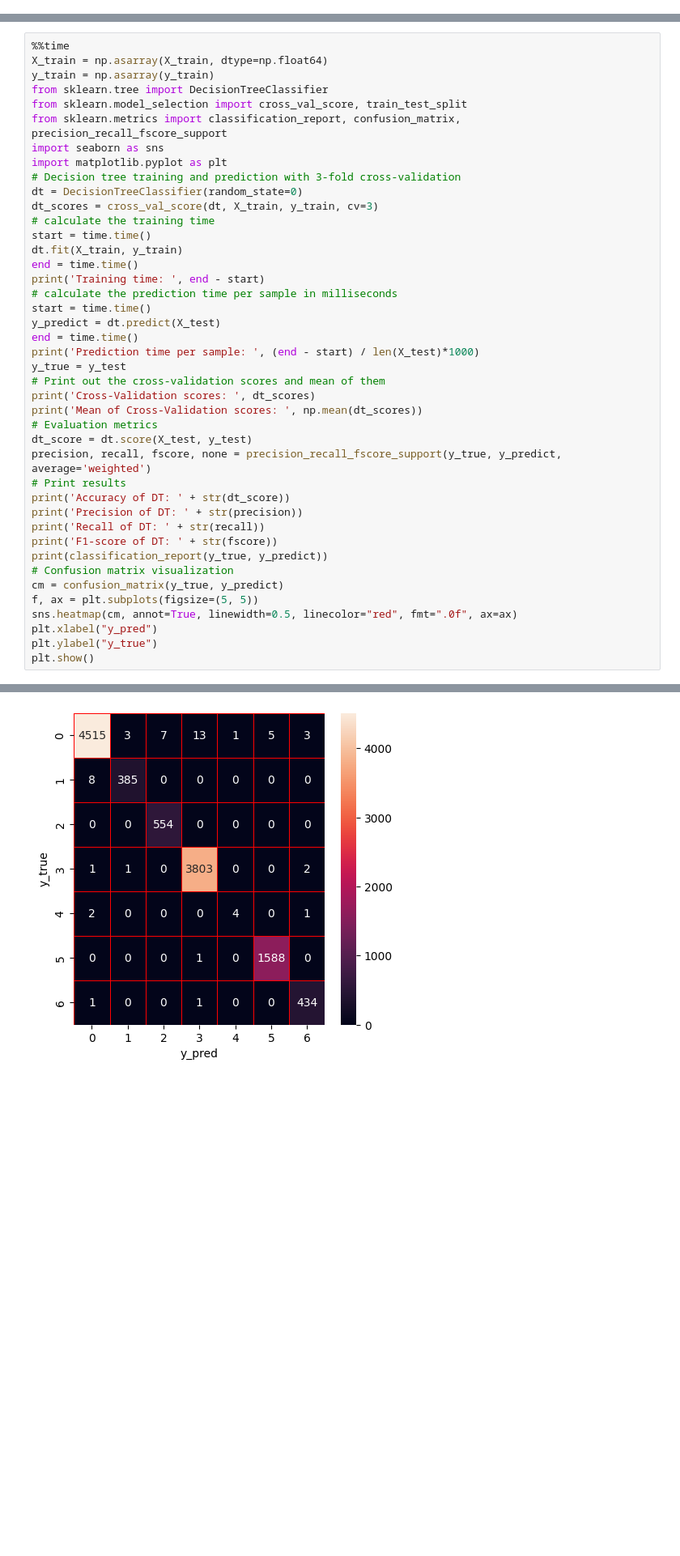
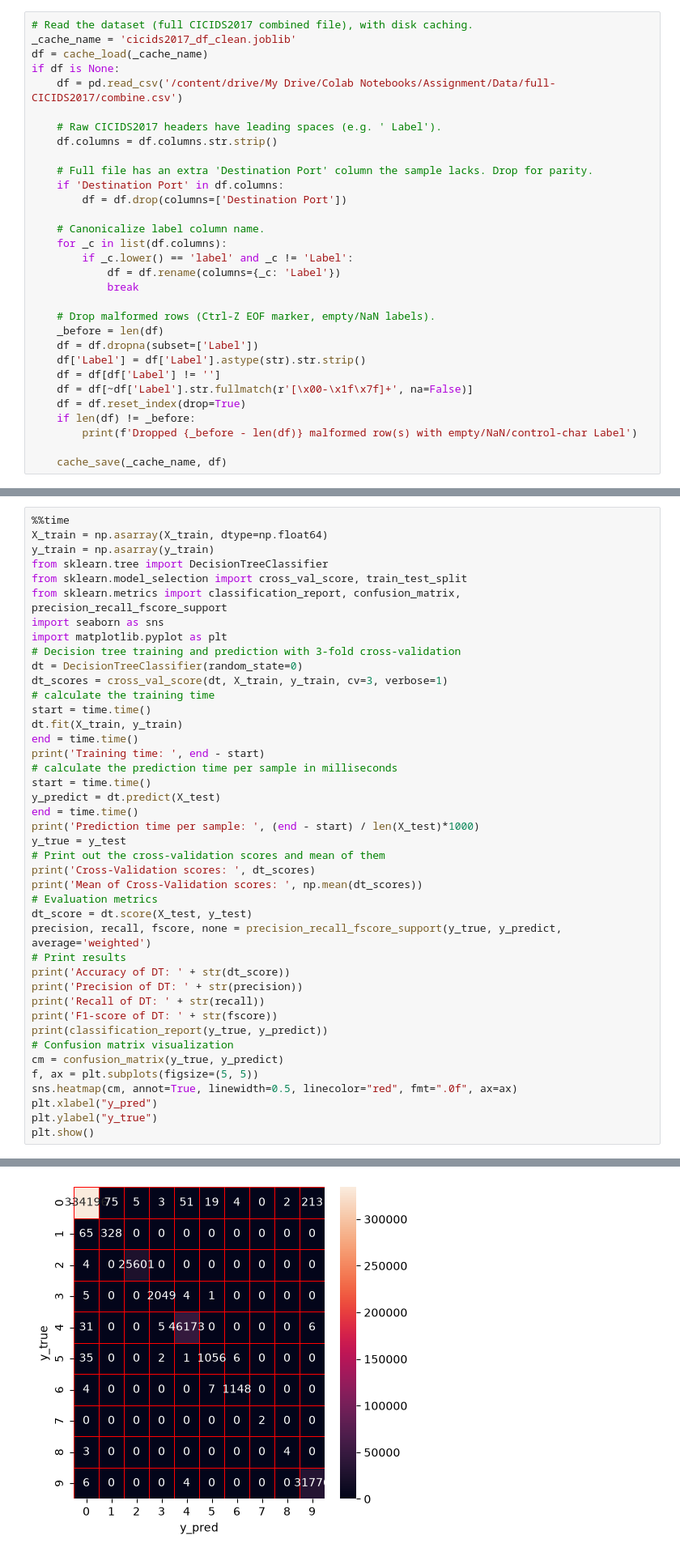
Before and after one commit to osscv/AutonomousCyber-AutoML-based-Autonomous-Intrusion-Detection-System, a Jupyter notebook: AutonomousCyber24.ipynb, the cells around one changed output, grey strips where cells are left out. Shown at 81% size. Drawn from its saved outputs; the diff is of its cells as text; blank space fills up the shorter version.

Commit message:
#127 (New Branch)
Added support on full data set, improved the overall training speed, GPU support and saved models & cache in between.
This version included the training results.

```diff
--- a/AutonomousCyber24.ipynb
+++ b/AutonomousCyber24.ipynb
@@ -65,0 +138,31 @@ df = pd.read_csv('/content/drive/My Drive/Colab Notebooks/Assignment/Data/CICIDS
+# %%
+# Read the dataset (full CICIDS2017 combined file), with disk caching.
+_cache_name = 'cicids2017_df_clean.joblib'
+df = cache_load(_cache_name)
+if df is None:
+    df = pd.read_csv('/content/drive/My Drive/Colab Notebooks/Assignment/Data/full-CICIDS2017/combine.csv')
+
+    # Raw CICIDS2017 headers have leading spaces (e.g. ' Label').
+    df.columns = df.columns.str.strip()
+
+    # Full file has an extra 'Destination Port' column the sample lacks. Drop for parity.
+    if 'Destination Port' in df.columns:
+        df = df.drop(columns=['Destination Port'])
+
+    # Canonicalize label column name.
+    for _c in list(df.columns):
+        if _c.lower() == 'label' and _c != 'Label':
+            df = df.rename(columns={_c: 'Label'})
+            break
+
+    # Drop malformed rows (Ctrl-Z EOF marker, empty/NaN labels).
+    _before = len(df)
+    df = df.dropna(subset=['Label'])
+    df['Label'] = df['Label'].astype(str).str.strip()
+    df = df[df['Label'] != '']
+    df = df[~df['Label'].str.fullmatch(r'[\x00-\x1f\x7f]+', na=False)]
+    df = df.reset_index(drop=True)
+    if len(df) != _before:
+        print(f'Dropped {_before - len(df)} malformed row(s) with empty/NaN/control-char Label')
+
+    cache_save(_cache_name, df)
@@ -132,7 +241,7 @@ import seaborn as sns
 import matplotlib.pyplot as plt
 # Decision tree training and prediction with 3-fold cross-validation
 dt = DecisionTreeClassifier(random_state=0)
-dt_scores = cross_val_score(dt, X_train, y_train, cv=3)
+dt_scores = cross_val_score(dt, X_train, y_train, cv=3, verbose=1)
 # calculate the training time
 start = time.time()
 dt.fit(X_train, y_train)
@@ -184 +294 @@ weighted avg       1.00      1.00      1.00     11333
-[figure, old version]
+[figure, new version]
```
Also changed, not shown: parts of 89 cells of this notebook.
